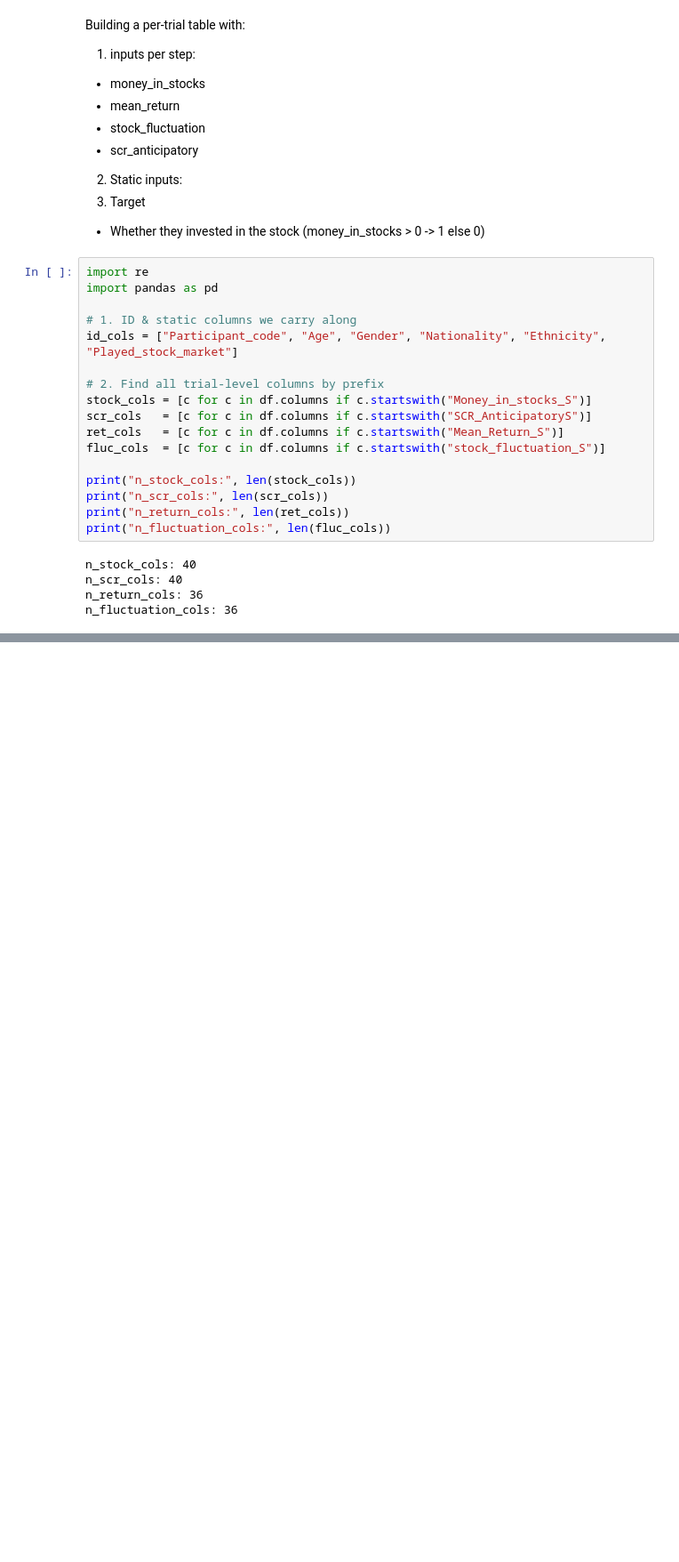
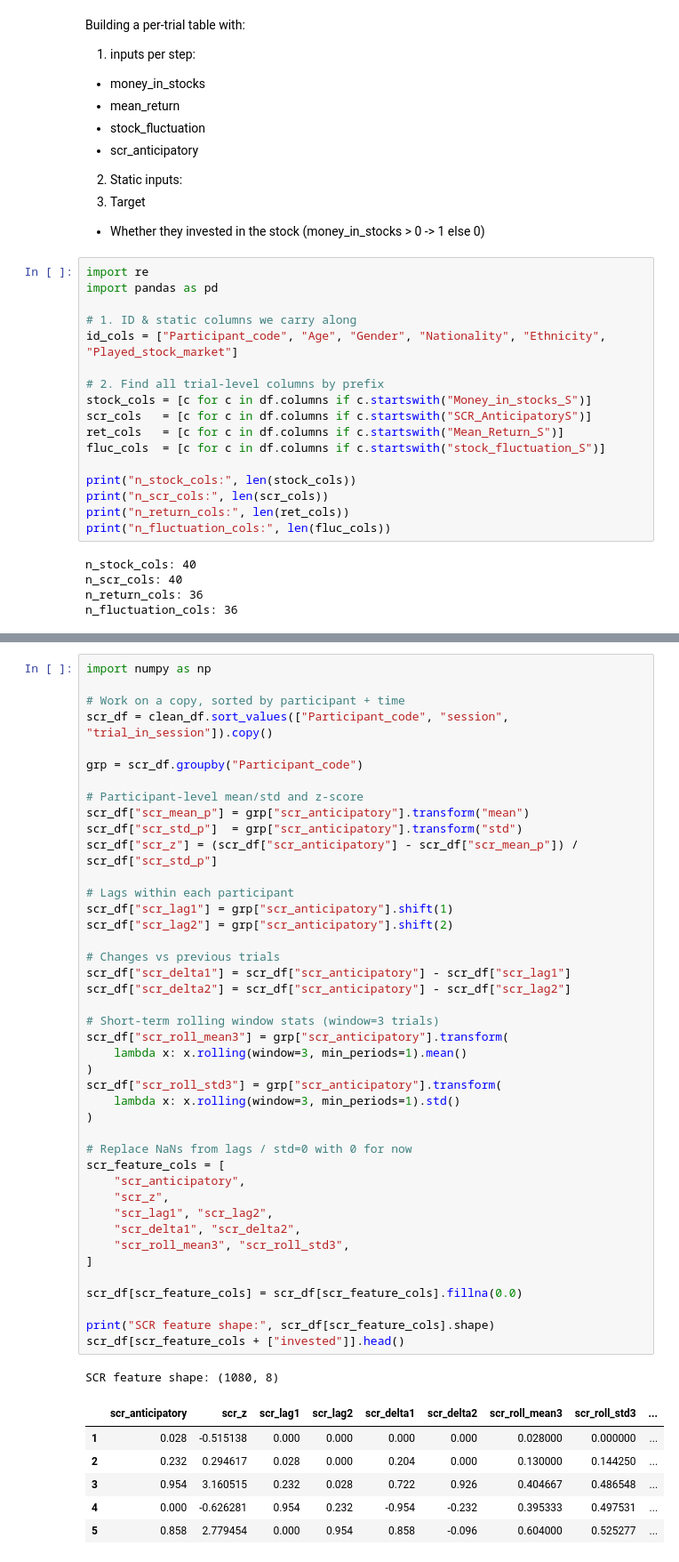
Before and after one commit to submarinejuice/CP322-Final-Project-Group-9, a Jupyter notebook: cp322_FINAL.ipynb, the cells around one changed output, grey strips where cells are left out. Shown at 89% size. Drawn from its saved outputs; the diff is of its cells as text; blank space fills up the shorter version.

```diff
--- a/cp322_FINAL.ipynb
+++ b/cp322_FINAL.ipynb
@@ -184,0 +388,50 @@ n_fluctuation_cols: 36
+# %%
+import numpy as np
+
+# Work on a copy, sorted by participant + time
+scr_df = clean_df.sort_values(["Participant_code", "session", "trial_in_session"]).copy()
+
+grp = scr_df.groupby("Participant_code")
+
+# Participant-level mean/std and z-score
+scr_df["scr_mean_p"] = grp["scr_anticipatory"].transform("mean")
+scr_df["scr_std_p"]  = grp["scr_anticipatory"].transform("std")
+scr_df["scr_z"] = (scr_df["scr_anticipatory"] - scr_df["scr_mean_p"]) / scr_df["scr_std_p"]
+
+# Lags within each participant
+scr_df["scr_lag1"] = grp["scr_anticipatory"].shift(1)
+scr_df["scr_lag2"] = grp["scr_anticipatory"].shift(2)
+
+# Changes vs previous trials
+scr_df["scr_delta1"] = scr_df["scr_anticipatory"] - scr_df["scr_lag1"]
+scr_df["scr_delta2"] = scr_df["scr_anticipatory"] - scr_df["scr_lag2"]
+
+# Short-term rolling window stats (window=3 trials)
+scr_df["scr_roll_mean3"] = grp["scr_anticipatory"].transform(
+    lambda x: x.rolling(window=3, min_periods=1).mean()
+)
+scr_df["scr_roll_std3"] = grp["scr_anticipatory"].transform(
+    lambda x: x.rolling(window=3, min_periods=1).std()
+)
+
+# Replace NaNs from lags / std=0 with 0 for now
+scr_feature_cols = [
+    "scr_anticipatory",
+    "scr_z",
+    "scr_lag1", "scr_lag2",
+    "scr_delta1", "scr_delta2",
+    "scr_roll_mean3", "scr_roll_std3",
+]
+
+scr_df[scr_feature_cols] = scr_df[scr_feature_cols].fillna(0.0)
+
+print("SCR feature shape:", scr_df[scr_feature_cols].shape)
+scr_df[scr_feature_cols + ["invested"]].head()
+# %% [output]
+SCR feature shape: (1080, 8)
+|  | scr_anticipatory | scr_z | scr_lag1 | scr_lag2 | scr_delta1 | scr_delta2 | scr_roll_mean3 | scr_roll_std3 | ... |
+| 1 | 0.028 | -0.515138 | 0.000 | 0.000 | 0.000 | 0.000 | 0.028000 | 0.000000 | ... |
+| 2 | 0.232 | 0.294617 | 0.028 | 0.000 | 0.204 | 0.000 | 0.130000 | 0.144250 | ... |
+| 3 | 0.954 | 3.160515 | 0.232 | 0.028 | 0.722 | 0.926 | 0.404667 | 0.486548 | ... |
+| 4 | 0.000 | -0.626281 | 0.954 | 0.232 | -0.954 | -0.232 | 0.395333 | 0.497531 | ... |
+| 5 | 0.858 | 2.779454 | 0.000 | 0.954 | 0.858 | -0.096 | 0.604000 | 0.525277 | ... |
```
Also changed, not shown: parts of 12 cells of this notebook.
